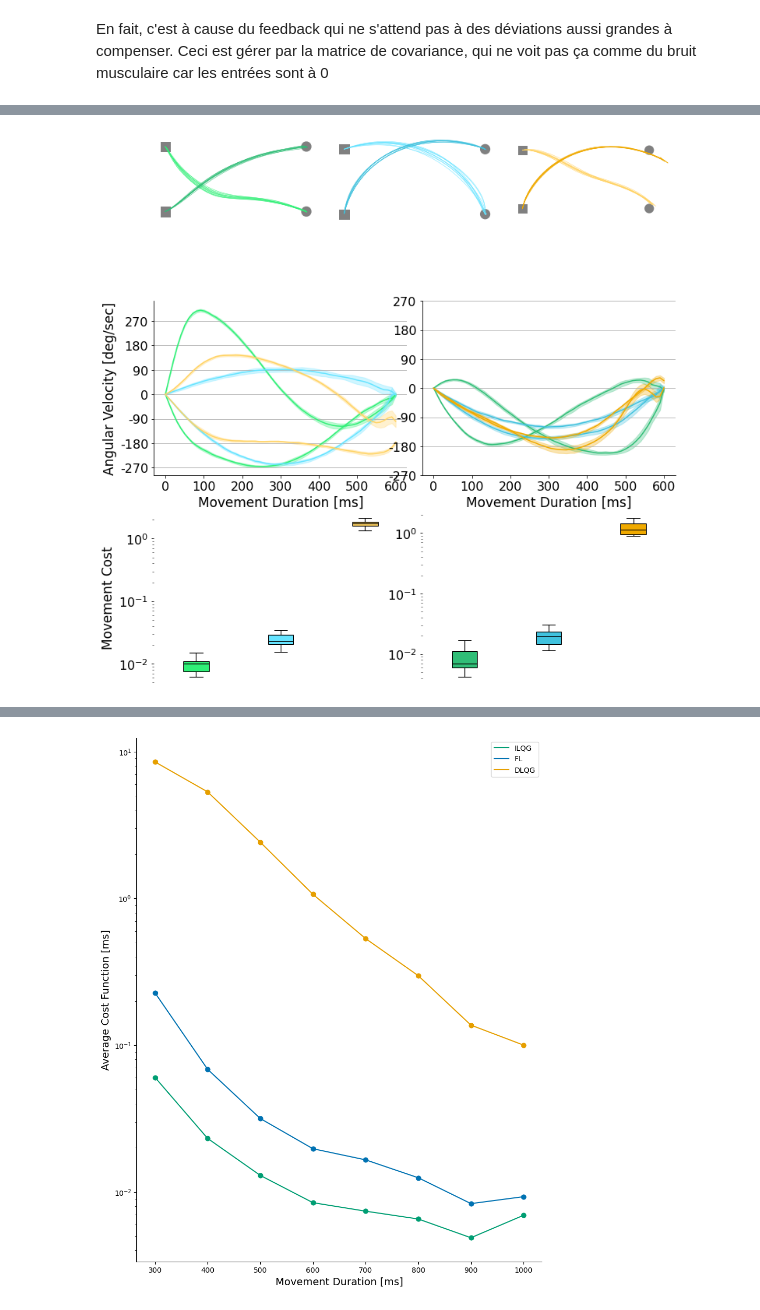
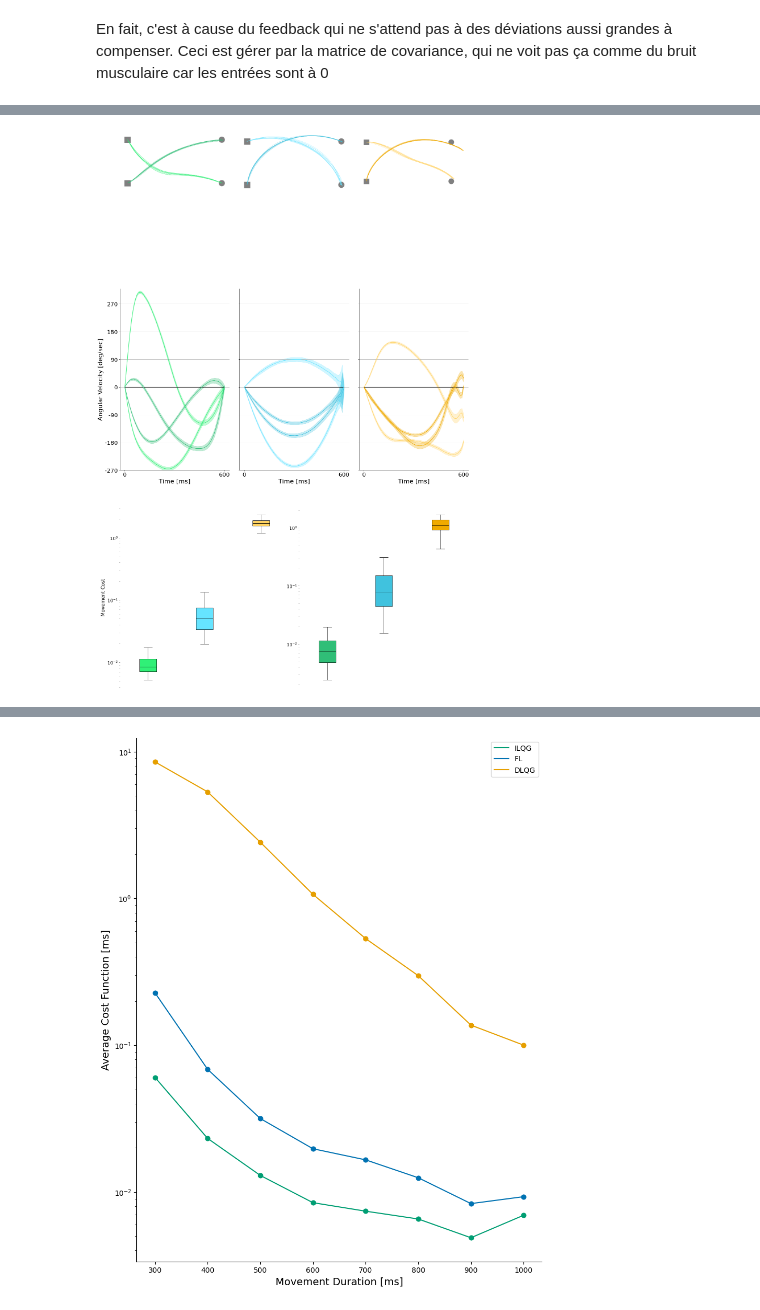
Before and after one commit to AlexandreThy/PhD, a Jupyter notebook: CurrentParts/PaperPlot.ipynb, the cells around one changed output, grey strips where cells are left out. Drawn from its saved outputs; the diff is of its cells as text; code cells hidden in the pictures.

```diff
--- a/CurrentParts/PaperPlot.ipynb
+++ b/CurrentParts/PaperPlot.ipynb
@@ -194,7 +195,7 @@ for num_sim in range(NUM_SIM):
     for iter,angles in enumerate(np.linspace(0,2*pi,9)[:-1]) :
 
         tg = [XST+cos(angles)*15,YST+sin(angles)*15]
-        xFL,yFL,xfl,uFL = FL_6muscles(Duration=MovementTime,w1=WP,w2=WP,w3=WV,w4=WV,r=1e-8,Num_iter=NumIteration,starting_point=st,targets=tg,Delay = 0.06,Activate_Noise=True,FF = False)
+        xFL,yFL,xfl,uFL = simulate_FL(Duration=MovementTime,w1=WP,w2=WP,w3=WV,w4=WV,r=1e-8,Num_iter=NumIteration,starting_point=st,targets=tg,Delay = 0.06,Activate_Noise=True,FF = False)
         trajectories[num_sim,iter] = np.array([xFL,yFL]).T
         if num_sim <= 15 : plt.plot(xFL,yFL,color = "#0072B2",linewidth = 1,label = "FL")
         plt.plot([tg[0]],[tg[1]],marker = "s",markersize = 25,markeredgecolor = "grey",markerfacecolor='white',zorder = 0,markeredgewidth = 5)
@@ -487,18 +492,21 @@ MovementTime = .6
 NumIteration = 60
 Time = np.linspace(0,MovementTime*1000,NumIteration)
 
-fig= plt.figure(figsize = (12,14))
+fig= plt.figure(figsize = (22,40))
 gs = gridspec.GridSpec(3, 6)
 ax1 = fig.add_subplot(gs[0, 0:2])
 ax2 = fig.add_subplot(gs[0, 2:4])
 ax3 = fig.add_subplot(gs[0, 4:6])
 
 
-ax4 = fig.add_subplot(gs[1, :3])
-ax5= fig.add_subplot(gs[1, 3:])
+ax41 = fig.add_subplot(gs[1, 0:2])
+ax42 = fig.add_subplot(gs[1, 2:4])
+ax43 = fig.add_subplot(gs[1, 4:6])
+
+ax40 = np.array([ax41,ax42,ax43])
 ax6 = fig.add_subplot(gs[2, :3])
 ax7= fig.add_subplot(gs[2, 3:])
-NUM_SIM = 10
+NUM_SIM = 100-
 MV = 1e-3
 Cost_value = np.zeros((NUM_SIM,3))
 Velocities = np.zeros((NUM_SIM,3,2,NumIteration))
@@ -514,8 +522,8 @@ def Cost_function(x,u,tg = [0,0] ):
 
 
 for i in range(NUM_SIM):
-    xILQG,yILQG,zilqg,uILQG=ILQG(MovementTime,WP,WV,WR,tg,st,NumIteration,delay = 0.06,Noise=True,print_iterations=False,FF =  False,motornoise_variance=MV)
-    xFL,yFL,xfl,uFL = FL_6muscles(Duration=MovementTime,w1=WP,w2=WP,w3=WV,w4=WV,r=1e-8,Num_iter=NumIteration,starting_point=st,targets=tg,Delay = 0.06,Activate_Noise=True,FF = False,motornoise_variance=MV)
+    xILQG,yILQG,zilqg,uILQG=simulate_ILQG(MovementTime,WP,WV,WR,tg,st,NumIteration,delay = 0.06,Noise=True,print_iterations=False,FF =  False,motornoise_variance=MV)
+    xFL,yFL,xfl,uFL = simulate_FL(Duration=MovementTime,w1=WP,w2=WP,w3=WV,w4=WV,r=1e-8,Num_iter=NumIteration,starting_point=st,targets=tg,Delay = 0.06,Activate_Noise=True,FF = False,motornoise_variance=MV)
     xLQG,yLQG,uDLQG,z=DLQG_6Muscles(w1 = WP,w2 = WP,w3 = WV,w4 = WV, Duration=MovementTime,r1 = WR,Num_iter=NumIteration,starting_point=st,targets=tg,plot = False,Delay = 0.06,Activate_Noise=True,FF = False,motornoise_variance=MV)
     if i <= 10:
         ax1.plot(xILQG,yILQG, color=colors[0], linewidth=.5)
@@ -527,7 +535,11 @@ for i in range(NUM_SIM):
 
     Cost_value[i]=[Cost_function(zilqg,uILQG,tg = tg),Cost_function(xfl,uFL,tg = tg),Cost_function(z.T,uDLQG,tg = tg)]
 
+ax41.set_ylabel("Angular Velocity [deg/sec]" , fontsize = 22)
+
 for i in range(3):
+    ax4 = ax40[i]
+    ax4.plot(Time,np.zeros(len(Time)),color = "black")
     mean_vel = np.mean(Velocities[:,i,0],axis = 0)*180/pi
     std_vel = np.std(Velocities[:,i,0],axis = 0)*180/pi
     ax4.plot(Time, mean_vel, color=colors[i])
@@ -537,10 +549,11 @@ for i in range(3):
     ax4.plot(Time, mean_vel, color=colors[i])
     ax4.fill_between(Time, mean_vel - std_vel, mean_vel + std_vel, color=colors[i], alpha=0.3)
     delete_axis(ax4,sides = ["top","right"])
-    ax4.set_xlabel("Movement Duration [ms]" , fontsize = 17)
-    ax4.set_xticks([0,100,200,300,400,500,600],labels = [0,100,200,300,400,500,600],fontsize = 16)
-    ax4.set_ylabel("Angular Velocity [deg/sec]" , fontsize = 17)
-    ax4.set_yticks([-270,-180,-90,0,90,180,270],labels = [-270,-180,-90,0,90,180,270],fontsize = 16)
+    ax4.set_xlabel("Time [ms]" , fontsize = 22)
+    ax4.set_xticks([0,600],labels = [0,600],fontsize = 20)
+    ax4.set_ylim(-270,320)
+
+    ax4.set_yticks([-270,-180,-90,0,90,180,270],labels = ["","","","","","",""],fontsize = 20)
     ax6.set_yscale('log')
 box = ax6.boxplot(Cost_value, patch_artist=True,
     medianprops=dict(color='black'),
@@ -575,8 +588,8 @@ Cost_value = np.zeros((NUM_SIM,3))
 Velocities = np.zeros((NUM_SIM,3,2,NumIteration))
 
 for i in range(NUM_SIM):
-    xILQG,yILQG,zilqg,uILQG=ILQG(MovementTime,WP,WV,WR,tg,st,NumIteration,delay = 0.06,Noise=True,print_iterations=False,FF =  False,motornoise_variance=MV)
-    xFL,yFL,xfl,uFL = FL_6muscles(Duration=MovementTime,w1=WP,w2=WP,w3=WV,w4=WV,r=1e-8,Num_iter=NumIteration,starting_point=st,targets=tg,Delay = 0.06,Activate_Noise=True,FF = False,motornoise_variance=MV)
+    xILQG,yILQG,zilqg,uILQG=simulate_ILQG(MovementTime,WP,WV,WR,tg,st,NumIteration,delay = 0.06,Noise=True,print_iterations=False,FF =  False,motornoise_variance=MV)
+    xFL,yFL,xfl,uFL = simulate_FL(Duration=MovementTime,w1=WP,w2=WP,w3=WV,w4=WV,r=1e-8,Num_iter=NumIteration,starting_point=st,targets=tg,Delay = 0.06,Activate_Noise=True,FF = False,motornoise_variance=MV)
     xLQG,yLQG,uDLQG,z=DLQG_6Muscles(w1 = WP,w2 = WP,w3 = WV,w4 = WV, Duration=MovementTime,r1 = WR,Num_iter=NumIteration,starting_point=st,targets=tg,plot = False,Delay = 0.06,Activate_Noise=True,FF = False,motornoise_variance=MV)
     if i <= 10:
         ax1.plot(xILQG,yILQG, color=colors[0], linewidth=.5)
@@ -589,6 +602,8 @@ for i in range(NUM_SIM):
     Cost_value[i]=[Cost_function(zilqg,uILQG,tg = tg),Cost_function(xfl,uFL,tg = tg),Cost_function(z.T,uDLQG,tg = tg)]
 
 for i in range(3):
+    ax5 = ax40[i]
+    ax5.plot(Time,np.zeros(len(Time)),color = "black")
     mean_vel = np.mean(Velocities[:,i,0],axis = 0)*180/pi
     std_vel = np.std(Velocities[:,i,0],axis = 0)*180/pi
     ax5.plot(Time, mean_vel, color=colors[i])
@@ -598,37 +613,42 @@ for i in range(3):
     ax5.plot(Time, mean_vel, color=colors[i])
     ax5.fill_between(Time, mean_vel - std_vel, mean_vel + std_vel, color=colors[i], alpha=0.3)
     delete_axis(ax5,sides = ["top","right"])
-    ax5.set_xlabel("Movement Duration [ms]" , fontsize = 17)
-    ax5.set_xticks([0,100,200,300,400,500,600],labels = [0,100,200,300,400,500,600],fontsize = 16)
-    ax5.set_yticks([-270,-180,-90,0,90,180,270],labels = [-270,-180,-90,0,90,180,270],fontsize = 16)
+    ax5.set_yticks([-270,-180,-90,0,90,180,270],labels = ["","","","","","",""],fontsize = 20)
+    ax5.set_xlabel("Time [ms]" , fontsize = 22)
+    ax5.set_xticks([0,600],labels = [0,600],fontsize = 20)
+    ax5.set_ylim(-270,320)
+
 
     ax7.set_yscale('log')
 
+ax41.set_yticks([-270,-180,-90,0,90,180,270],labels = [-270,-180,-90,0,90,180,270],fontsize = 20)
 
 box = ax7.boxplot(Cost_value, patch_artist=True,
     medianprops=dict(color='black'),
     whiskerprops=dict(color='black'),
     capprops=dict(color='black'),showfliers=False)
 
 for patch, color in zip(box['boxes'], colors):
     patch.set_facecolor(color)
 
 
 for ax in [ax1,ax2,ax3]:
     circle = plt.Circle((tg[0],tg[1]), 1.5, edgecolor='grey',facecolor = "grey", linewidth=3)
     ax.add_patch(circle)
     square = plt.Rectangle((st[0]-1.5,st[1]-1.5), 3,3, edgecolor='grey',facecolor = "grey", linewidth=3)
     ax.add_patch(square)
 
 ax7.set_xticks([])
 
 delete_axis(ax7)
 
 
 ax7.tick_params(axis='y', labelsize=16)
-ax4.grid(axis="y")
-ax5.grid(axis="y")
-plt.savefig("FullLong.svg",dpi = 300)
+ax41.grid(axis="y")
+ax42.grid(axis="y")
+ax43.grid(axis="y")
+
+#plt.savefig("FullLong.pdf",dpi = 500)
 plt.show()
 # %% [output]
-[figure, old version]
+[figure, new version]
```
Also changed, not shown: parts of 7 cells of this notebook, 7 other files.
